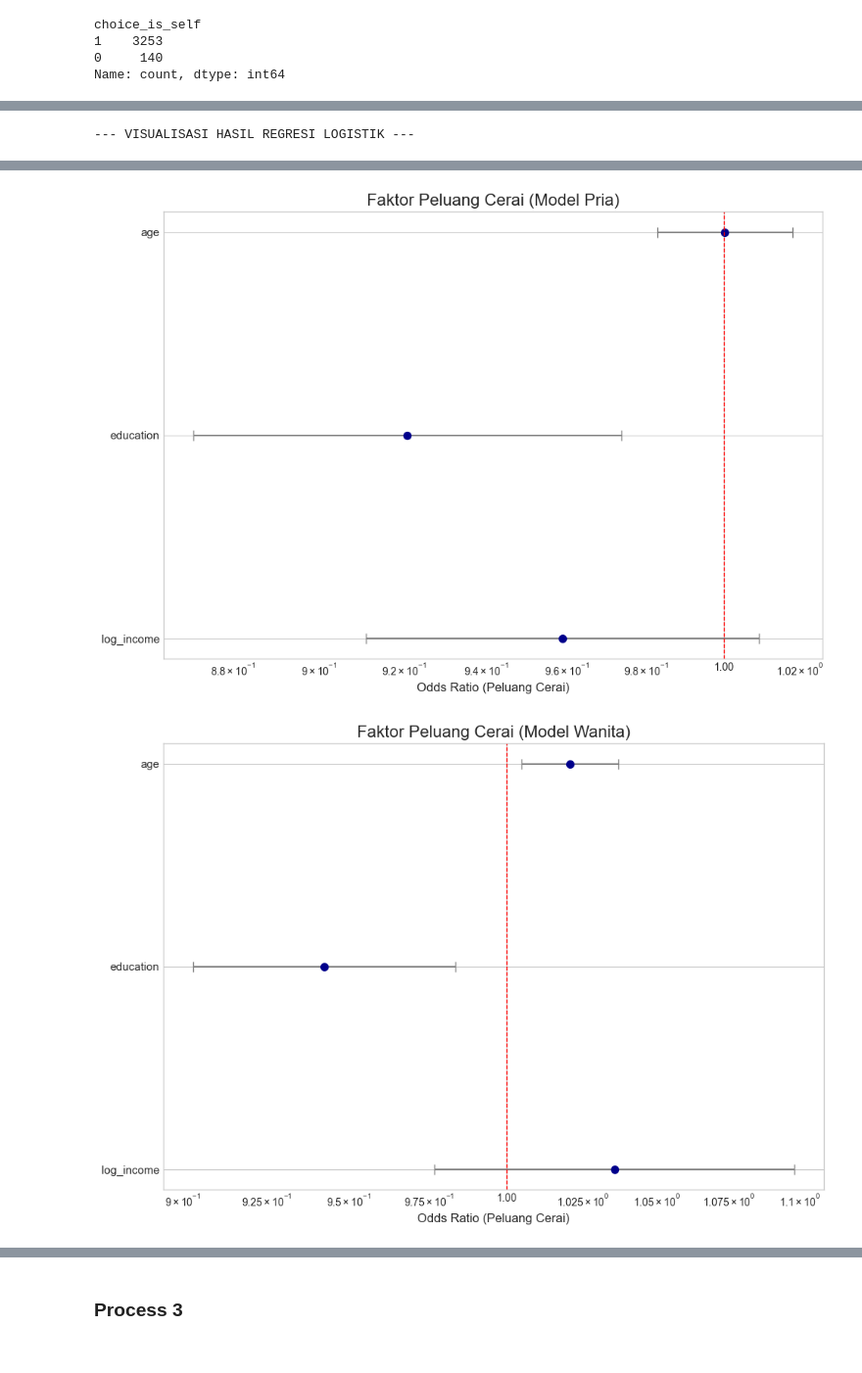
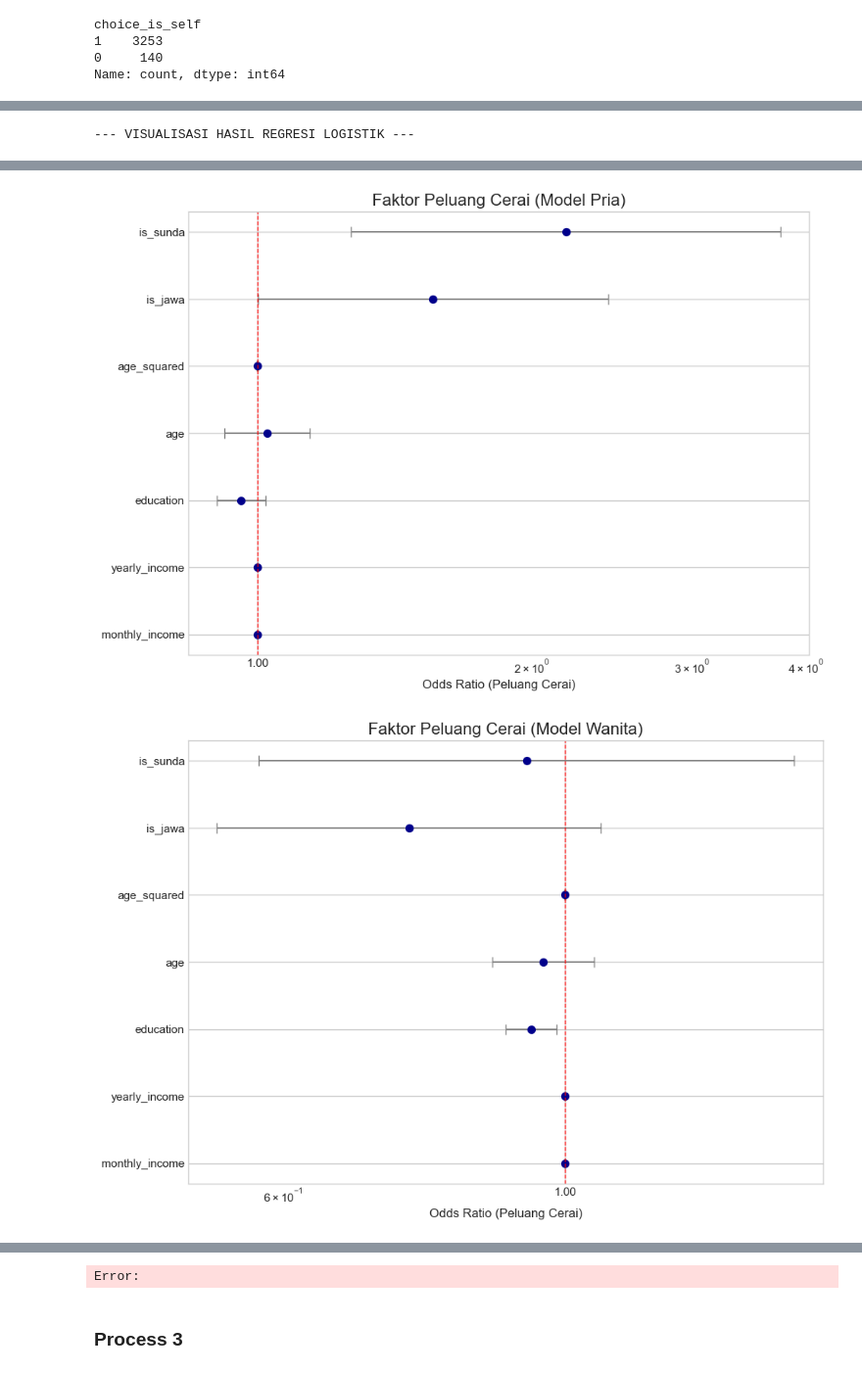
Before and after one commit to Poor1ST/ifls, a Jupyter notebook: process.ipynb, the cells around one changed output, grey strips where cells are left out. Shown at 98% size. Drawn from its saved outputs; the diff is of its cells as text; code cells hidden in the pictures.

```diff
--- a/process.ipynb
+++ b/process.ipynb
@@ -1718,6 +1718,9 @@ choice_is_self
 1    3253
 0     140
 Name: count, dtype: int64
+# %%
+# change column name from income/month and income/year to montyly_income and yearly_income
+df_clean.rename(columns={'income/month': 'monthly_income', 'income/year': 'yearly_income'}, inplace=True)
 # %%
 # -----------------------------------------------------------------------------
 # 2. FUNGSI UNTUK MENJALANKAN ANALISIS
@@ -1746,7 +1749,7 @@ def perform_full_analysis(df_clean):
     # Langkah 2: Definisikan formula model
     # Referensi: Pilihan Sendiri ('Self'), Suku Jawa ('Jawa')
     # formula_base = "is_divorced ~ log_income + education + age + C(ethnicity_grouped, Treatment(reference='Jawa'))"
-    formula = "is_divorced ~ log_income + education + age + age_squared + is_jawa + is_sunda"
+    formula = "is_divorced ~ monthly_income + yearly_income + education + age + age_squared + is_jawa + is_sunda"
     formula_combined = f"{formula} + sex_numeric"
     formula_ethnic = f"{formula} + sex_numeric"
 
@@ -1772,10 +1775,10 @@ def perform_full_analysis(df_clean):
     print(result_male.summary())
     print("\n--- Model Perempuan ---")
     print(result_female.summary())
-    print("\n--- Model Jawa ---")
-    print(result_jawa.summary())
-    print("\n--- Model Sunda ---")
-    print(result_sunda.summary())
+    # print("\n--- Model Jawa ---")
+    # print(result_jawa.summary())
+    # print("\n--- Model Sunda ---")
+    # print(result_sunda.summary())
 
     return result_combined, result_male, result_female
 # %%
@@ -1829,8 +1832,8 @@ def extract_odds_ratios(result, model_name):
 odds_combined = extract_odds_ratios(result_combined, 'Gabungan')
 odds_male = extract_odds_ratios(result_male, 'Pria')
 odds_female = extract_odds_ratios(result_female, 'Wanita')
-odds_jawa = extract_odds_ratios(result_jawa, 'Jawa')
-odds_sunda = extract_odds_ratios(result_sunda, 'Sunda')
+# odds_jawa = extract_odds_ratios(result_jawa, 'Jawa')
+# odds_sunda = extract_odds_ratios(result_sunda, 'Sunda')
 
 def plot_odds_ratios(df_odds, title):
     """
@@ -1873,7 +1876,7 @@ print("--- VISUALISASI HASIL REGRESI LOGISTIK ---")
 plot_odds_ratios(odds_combined, 'Faktor Peluang Cerai (Model Gabungan)')
 plot_odds_ratios(odds_male, 'Faktor Peluang Cerai (Model Pria)')
 plot_odds_ratios(odds_female, 'Faktor Peluang Cerai (Model Wanita)')
-plot_odds_ratios(odds_jawa, 'Faktor Peluang Cerai (Model Jawa)')
-plot_odds_ratios(odds_sunda, 'Faktor Peluang Cerai (Model Sunda)')
+# plot_odds_ratios(odds_jawa, 'Faktor Peluang Cerai (Model Jawa)')
+# plot_odds_ratios(odds_sunda, 'Faktor Peluang Cerai (Model Sunda)')
 # %% [output]
 --- VISUALISASI HASIL REGRESI LOGISTIK ---
@@ -1881,2 +1884,2 @@ plot_odds_ratios(odds_sunda, 'Faktor Peluang Cerai (Model Sunda)')
-[figure, old version]
+[figure, new version]
-[figure, old version]
+[figure, new version]
@@ -1885,3 +1886,4 @@ plot_odds_ratios(odds_sunda, 'Faktor Peluang Cerai (Model Sunda)')
+Error:
 # %% [markdown]
 ### Process 3
 # %%
```
Also changed, not shown: parts of 8 cells of this notebook.
